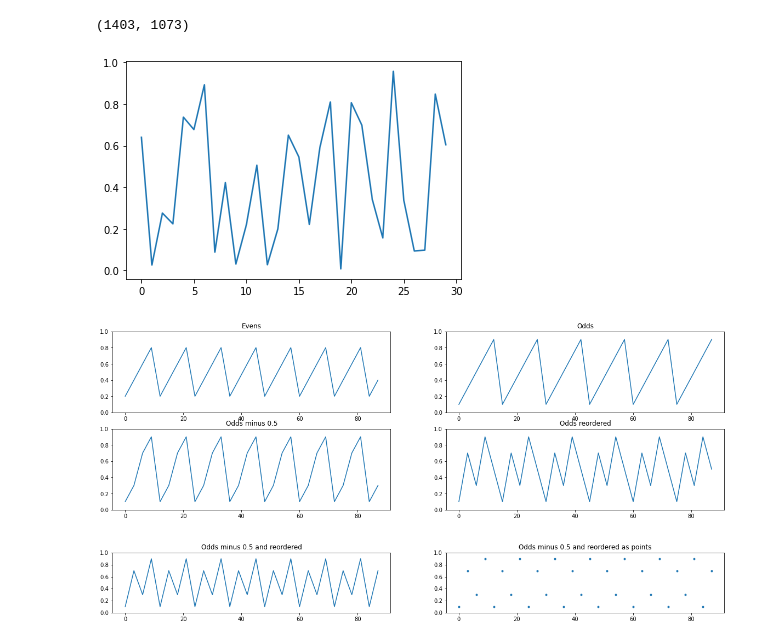
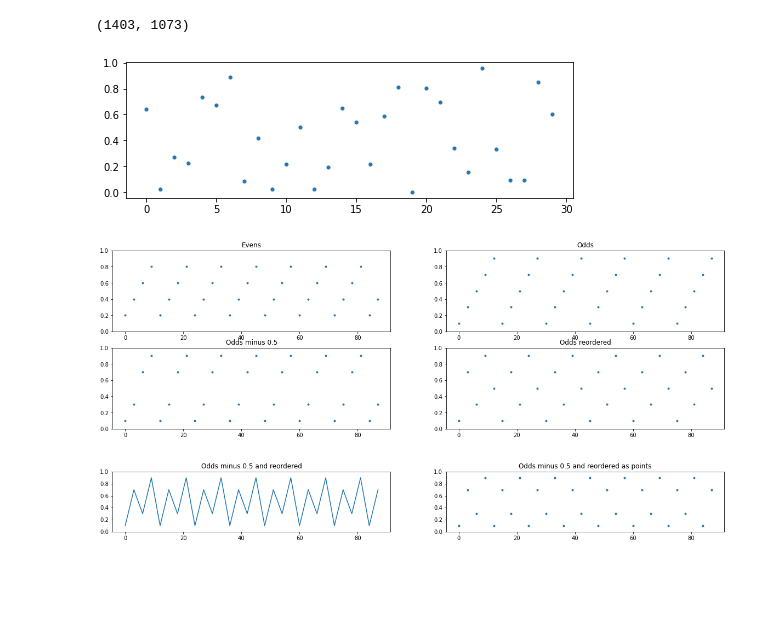
Before and after one commit to lewj85/horizon, a Jupyter notebook: lsh_notebooks/lsh_window90_bands30_q4.ipynb, the cells around one changed output. Drawn from its saved outputs; the diff is of its cells as text; code cells hidden in the pictures; blank space fills up the shorter version.

Commit message:
Added results and images for paper

```diff
--- a/lsh_notebooks/lsh_window90_bands30_q4.ipynb
+++ b/lsh_notebooks/lsh_window90_bands30_q4.ipynb
@@ -19,28 +19,29 @@ print(dem2.shape)
 # %%
 ################################
 # THRESHOLD TESTING
 ################################
 
 window_size = 90
 bands = 30
 step_size = 3
 similarity_threshold = 0
 seed = 42
 assert bands <= window_size
 
 # generate the thresholds
 random.seed(seed)
 thresholds = [random.random() for i in range(bands)] # instead of range(window_size)
 #thresholds = np.asarray(thresholds)
 #thresholds *= 0.9 # to leave wiggle room at the top since we're doing "> threshold"
 random.seed(seed)
 indices = random.sample(range(window_size), bands)
 #indices = [round(x) for x in np.linspace(0, window_size, step_size, endpoint=False)]
 
-plt.plot(thresholds)
+plt.figure(figsize=(8,2.5))
+plt.plot(thresholds, ".")
 plt.show()
 # %% [output]
-[figure, old version]
+[figure, new version]
 # %%
 # pick more intelligent thresholds?
 # NOTE: don't rely on random indices either!
@@ -54,14 +55,14 @@ evens += evens[:bands%4]
 #henc = np.where(h90norm[indices] > evens, 1, 0)
 #print(henc)
 plt.subplot(221)
-plt.plot(x,evens)
+plt.plot(x, evens, ".")
 plt.title("Evens")
 plt.ylim(0,1)
 
 odds = [0.1, 0.3, 0.5, 0.7, 0.9]*(bands//5)
 odds += odds[:bands%5]
 plt.subplot(222)
-plt.plot(x,odds)
+plt.plot(x, odds, ".")
 plt.title("Odds")
 plt.ylim(0,1)
 
@@ -69,7 +70,7 @@ plt.ylim(0,1)
 t3 = [0.1, 0.3, 0.7, 0.9]*(bands//4)
 t3 += t3[:bands%4]
 plt.subplot(223)
-plt.plot(x,t3)
+plt.plot(x, t3, ".")
 plt.title("Odds minus 0.5")
 plt.ylim(0,1)
 
@@ -77,12 +78,12 @@ plt.ylim(0,1)
 odds2 = [0.1, 0.7, 0.3, 0.9, 0.5]*(bands//5)
 odds2 += odds2[:bands%5]
 plt.subplot(224)
-plt.plot(x,odds2)
+plt.plot(x, odds2, ".")
 plt.title("Odds reordered")
 plt.ylim(0,1)
 plt.show()
 # %% [output]
-[figure, old version]
+[figure, new version]
 # %%
 # best of both worlds: focus on extremes and reorder
 odds3 = [0.1, 0.7, 0.3, 0.9]*(bands//4)
```
Also changed, not shown: parts of 1 cell of this notebook, 19 other files.
